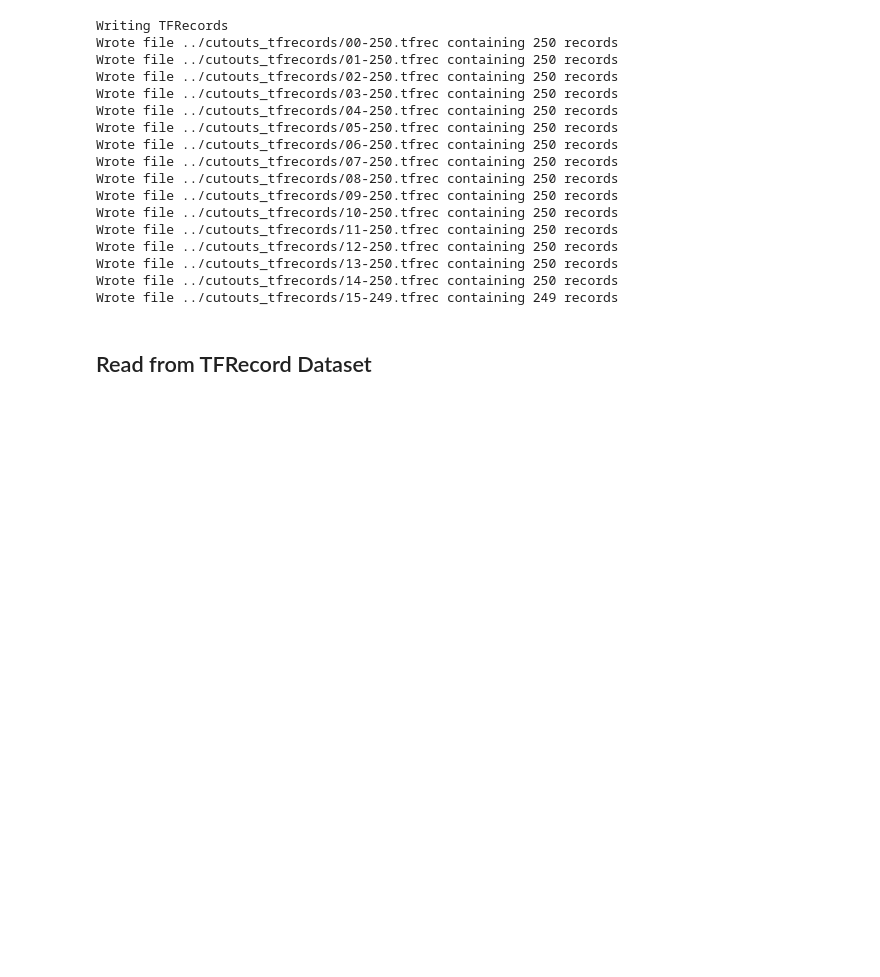
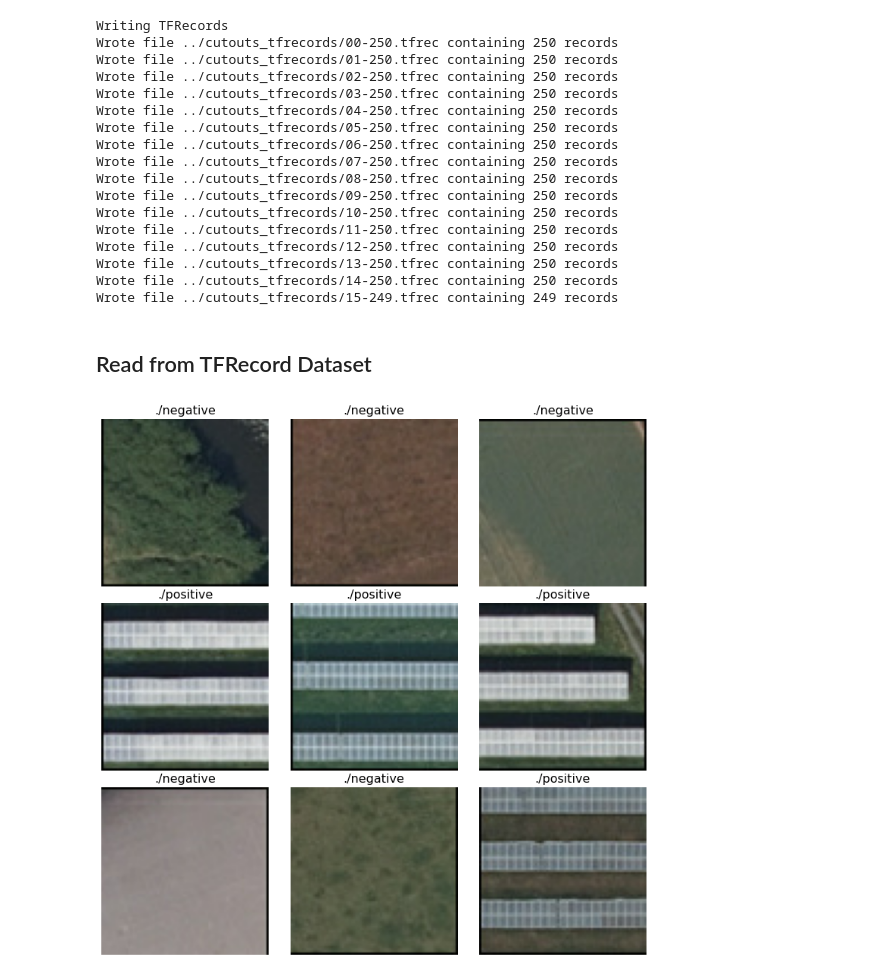
Before and after one commit to pdh21/OCF_PVmapper, a Jupyter notebook: Example_DeepNet.ipynb, the cells around one changed output. Cells and saved outputs as stored; diff of their text form; code cells hidden in the pictures; blank space fills up the shorter version.

```diff
--- a/Example_DeepNet.ipynb
+++ b/Example_DeepNet.ipynb
@@ -117,10 +146,10 @@ def _float_feature(list_of_floats): # float32
   return tf.train.Feature(float_list=tf.train.FloatList(value=list_of_floats))
 
 
-def to_tfrecord(tfrec_filewriter, img_aerial_bytes, image_binary_bytes, label,height,width):
+def to_tfrecord(tfrec_filewriter, image_aerial_bytes, image_binary_bytes, label,height,width):
 
   feature = {
-      "image_aerial": _bytestring_feature([img_aerial_bytes]), # one image in the list
+      "image_aerial": _bytestring_feature([image_aerial_bytes]), # one image in the list
       "image_binary": _bytestring_feature([image_binary_bytes]),
 
       # additional (not very useful) fields to demonstrate TFRecord writing/reading of different types of data
@@ -188,8 +217,8 @@ def read_tfrecord(example):
     image_aerial = tf.image.decode_jpeg(example['image_aerial'], channels=3)
     image_aerial = tf.reshape(image_aerial, [*TARGET_SIZE, 3])
 
-    image_binary = tf.image.decode_jpeg(example['image_binary'], channels=3)
-    image_binary = tf.reshape(image_binary, [*TARGET_SIZE, 3])
+    image_binary = tf.image.decode_jpeg(example['image_binary'], channels=1)
+    image_binary = tf.reshape(image_binary, [*TARGET_SIZE, 1])
 
 
     label  = example['label']
@@ -209,3 +238,24 @@ dataset4 = tf.data.TFRecordDataset(filenames, num_parallel_reads=AUTO)
 dataset4 = dataset4.with_options(option_no_order)
 dataset4 = dataset4.map(read_tfrecord, num_parallel_calls=AUTO)
 dataset4 = dataset4.shuffle(300)
+# %%
+display_dataset = dataset4.map(lambda image_aerial,image_binary,label, height, width: (image_aerial,label))
+# %%
+def display_9_images_from_dataset(dataset):
+  plt.figure(figsize=(13,13))
+  subplot=331
+  for i, (image_aerial,label) in enumerate(dataset):
+    plt.subplot(subplot)
+    plt.axis('off')
+    plt.imshow(image_aerial.numpy().astype(np.uint8))
+    plt.title(label.numpy().decode("utf-8"), fontsize=16)
+    subplot += 1
+    if i==8:
+      break
+  #plt.tight_layout()
+  plt.subplots_adjust(wspace=0.1, hspace=0.1)
+  plt.show()
+# %%
+display_9_images_from_dataset(display_dataset)
+# %% [output]
+[figure, added]
```
Also changed, not shown: parts of 4 cells of this notebook.
